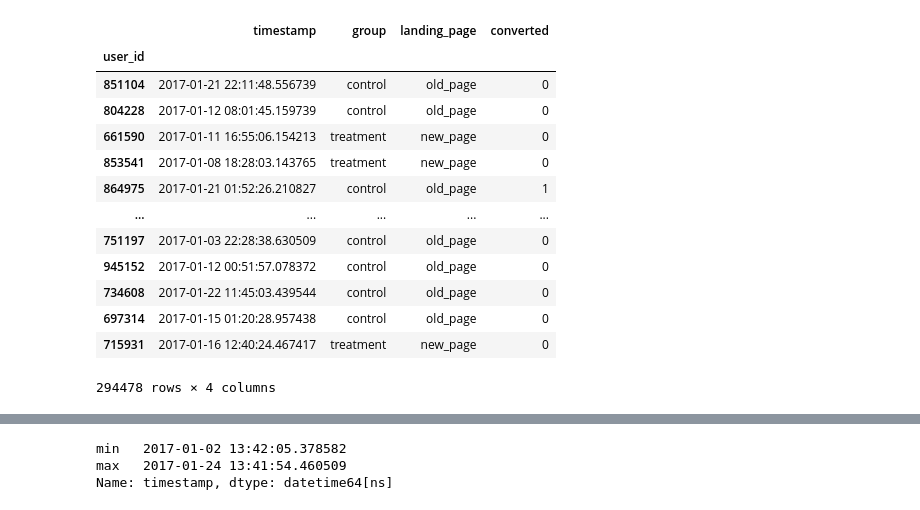
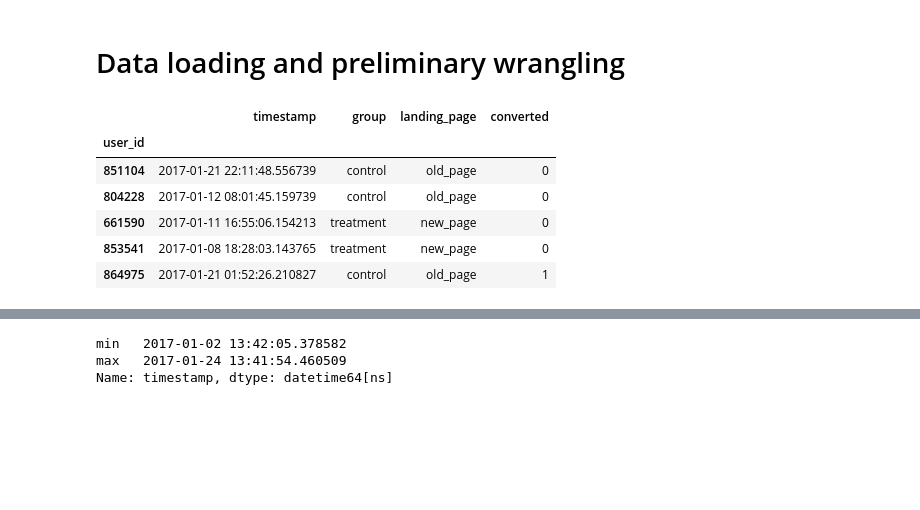
Before and after one commit to anton-fedarenka/AB-testing, a Jupyter notebook: ab_test.ipynb, the cells around one changed output, grey strips where cells are left out. Drawn from its saved outputs; the diff is of its cells as text; code cells hidden in the pictures; blank space fills up the shorter version.

```diff
--- a/ab_test.ipynb
+++ b/ab_test.ipynb
@@ -20,24 +20,19 @@ import plotly.figure_factory as ff
 
 from datetime import datetime
 from dateutil.relativedelta import relativedelta
+# %% [markdown]
+# Data loading and preliminary wrangling
 # %%
 df_test = pd.read_csv('ab_data.csv',parse_dates=['timestamp'], index_col='user_id')
-df_test
+df_test.head()
 # %% [output]
 |  | timestamp | group | landing_page | converted |
 | user_id |  |  |  |  |
 | 851104 | 2017-01-21 22:11:48.556739 | control | old_page | 0 |
 | 804228 | 2017-01-12 08:01:45.159739 | control | old_page | 0 |
 | 661590 | 2017-01-11 16:55:06.154213 | treatment | new_page | 0 |
 | 853541 | 2017-01-08 18:28:03.143765 | treatment | new_page | 0 |
 | 864975 | 2017-01-21 01:52:26.210827 | control | old_page | 1 |
-| ... | ... | ... | ... | ... |
-| 751197 | 2017-01-03 22:28:38.630509 | control | old_page | 0 |
-| 945152 | 2017-01-12 00:51:57.078372 | control | old_page | 0 |
-| 734608 | 2017-01-22 11:45:03.439544 | control | old_page | 0 |
-| 697314 | 2017-01-15 01:20:28.957438 | control | old_page | 0 |
-| 715931 | 2017-01-16 12:40:24.467417 | treatment | new_page | 0 |
-294478 rows × 4 columns
 # %%
 df_test.info()
 # %% [output]
```
Also changed, not shown: parts of 20 cells of this notebook, 1 other file.
